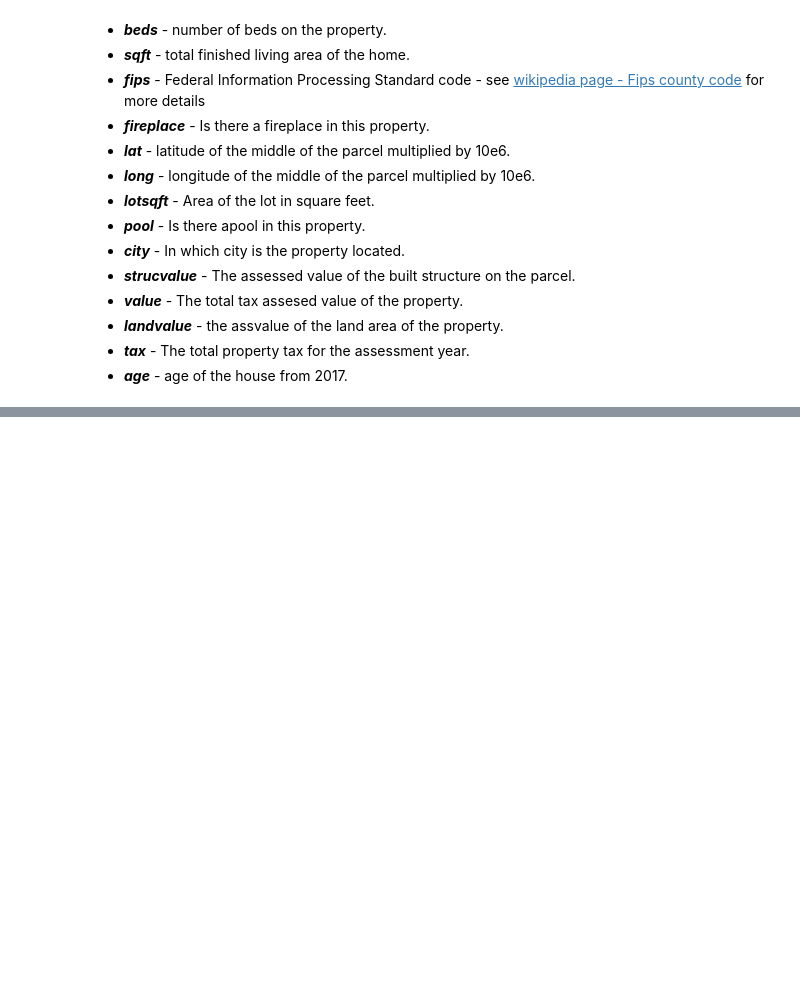
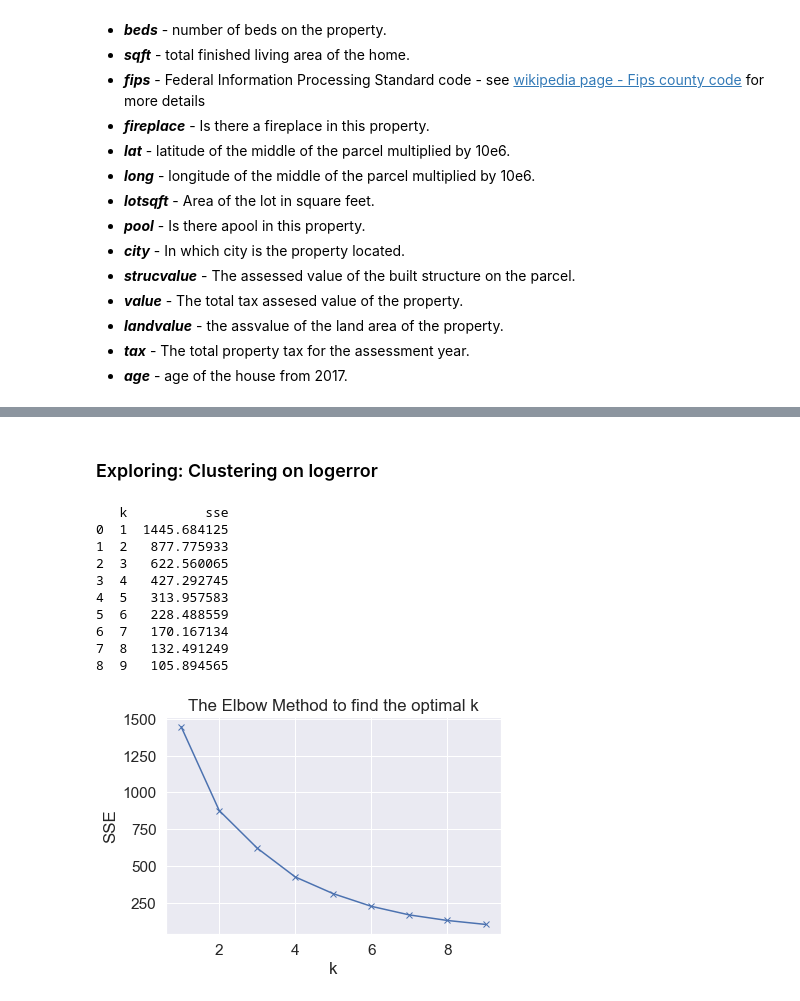
Before and after one commit to callapena/zillow_cluster, a Jupyter notebook: project_notebook.ipynb, the cells around one changed output, grey strips where cells are left out. Cells and saved outputs as stored; diff of their text form; code cells hidden in the pictures; blank space fills up the shorter version.

```diff
--- a/project_notebook.ipynb
+++ b/project_notebook.ipynb
@@ -155,0 +181,30 @@ memory usage: 8.3+ MB
+# %% [markdown]
+### Exploring: Clustering on logerror
+# %%
+ks = range(1,10)
+sse = []
+for k in ks:
+    kmeans = KMeans(n_clusters=k)
+    kmeans.fit(zillow[['logerror']])
+
+    # inertia: Sum of squared distanes of samplesto their closest cluster
+    sse.append(kmeans.inertia_)
+print(pd.DataFrame(dict(k=ks, sse=sse)))
+
+plt.plot(ks, sse, 'bx-')
+plt.xlabel('k')
+plt.ylabel('SSE')
+plt.title('The Elbow Method to find the optimal k')
+plt.show()
+# %% [output]
+   k          sse
+0  1  1445.684125
+1  2   877.775933
+2  3   622.560065
+3  4   427.292745
+4  5   313.957583
+5  6   228.488559
+6  7   170.167134
+7  8   132.491249
+8  9   105.894565
+[figure, added]
```
Also changed, not shown: parts of 13 cells of this notebook.
